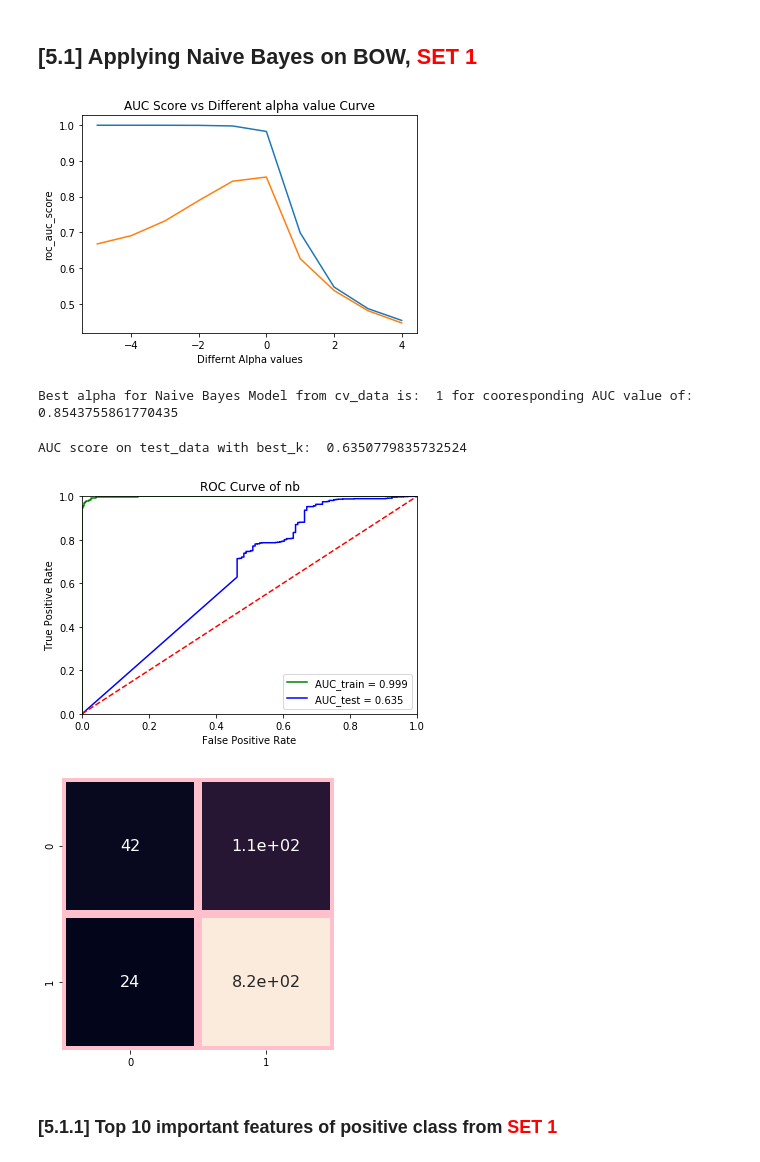
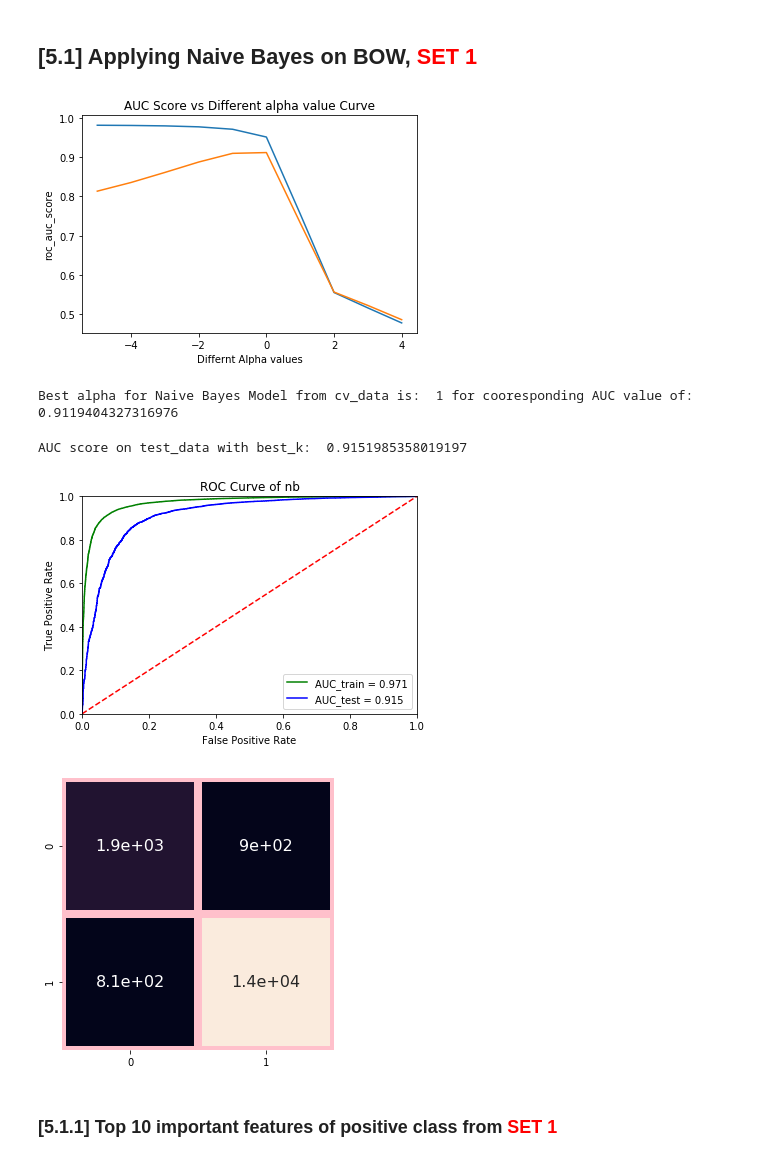
Before and after one commit to as3eem/AmazonFoodReview, a Jupyter notebook: 04 Amazon Fine Food Reviews Analysis_NaiveBayes.ipynb, the cells around one changed output. Drawn from its saved outputs; the diff is of its cells as text; code cells hidden in the pictures.

```diff
--- a/04 Amazon Fine Food Reviews Analysis_NaiveBayes.ipynb
+++ b/04 Amazon Fine Food Reviews Analysis_NaiveBayes.ipynb
@@ -96,7 +96,7 @@ con = sqlite3.connect('database.sqlite')
 # filtered_data = pd.read_sql_query(""" SELECT * FROM Reviews WHERE Score != 3 LIMIT 500000""", con)
 # for tsne assignment you can take 5k data points
 
-filtered_data = pd.read_sql_query(""" SELECT * FROM Reviews WHERE Score != 3 LIMIT 5000""", con)
+filtered_data = pd.read_sql_query(""" SELECT * FROM Reviews WHERE Score != 3 LIMIT 100000""", con)
 
 # Give reviews with Score>3 a positive rating(1), and reviews with a score<3 a negative rating(0).
 def partition(x):
@@ -688,40 +688,40 @@ plt.show()
 best_alpha = alphas[auc_cv.index(max(auc_cv))]
 print("Best alpha for Naive Bayes Model from cv_data is: ",10**best_alpha, "for cooresponding AUC value of:",max(auc_cv))
 # %% [output]
-[figure, old version]
+[figure, new version]
-Best alpha for Naive Bayes Model from cv_data is:  1 for cooresponding AUC value of: 0.8543755861770435
+Best alpha for Naive Bayes Model from cv_data is:  1 for cooresponding AUC value of: 0.9119404327316976
 # %%
 
 ######### FRESH-MODEL FOR BEST_K ######################
-nb = MultinomialNB(alpha=best_alpha, class_prior=None, fit_prior=True)
+nb = MultinomialNB(alpha=10**best_alpha, class_prior=None, fit_prior=True)
 nb.fit(X_train_bow, y_train)
 
 y_pred = nb.predict(X_test_bow)
 proba = nb.predict_proba(X_test_bow)[:,1]
 fpr, tpr, threshold = roc_curve(y_test, proba)
 roc_auc = auc(fpr, tpr)
 print("AUC score on test_data with best_k: ",roc_auc)
 proba = nb.predict_proba(X_train_bow)[:,1]
 fpr_train, tpr_train, threshold_train = roc_curve(y_train, proba)
 roc_auc_train = auc(fpr_train, tpr_train)
 
 alpha_1 = best_alpha
 set_1_auc = roc_auc
 ############# ROC CURVE ######################
 plt.title('Receiver Operating Characteristic')
 plt.plot(fpr_train, tpr_train, 'g', label = 'AUC_train = %0.3f' % roc_auc_train)
 plt.plot(fpr, tpr, 'b', label = 'AUC_test = %0.3f' % roc_auc)
 plt.legend(loc = 'lower right')
 plt.plot([0, 1], [0, 1],'r--')
 plt.xlim([0, 1])
 plt.ylim([0, 1])
 plt.ylabel('True Positive Rate')
 plt.xlabel('False Positive Rate')
 plt.title('ROC Curve of nb')
 plt.show()
 # %% [output]
-AUC score on test_data with best_k:  0.6350779835732524
+AUC score on test_data with best_k:  0.9151985358019197
-[figure, old version]
+[figure, new version]
 # %%
 ########### CONFUSION MATRIX ############
 
@@ -735,7 +735,7 @@ plt.figure(figsize = (5,5))
 sns.heatmap(df_cm, annot=True,annot_kws={"size": 16}, linewidths=6.3, linecolor='pink', cbar=False, square=True)
 plt.show()
 # %% [output]
-[figure, old version]
+[figure, new version]
 # %% [markdown]
 ### [5.1.1] Top 10 important features of positive class from<font color='red'> SET 1</font>
 # %%
```
Also changed, not shown: parts of 25 cells of this notebook.
